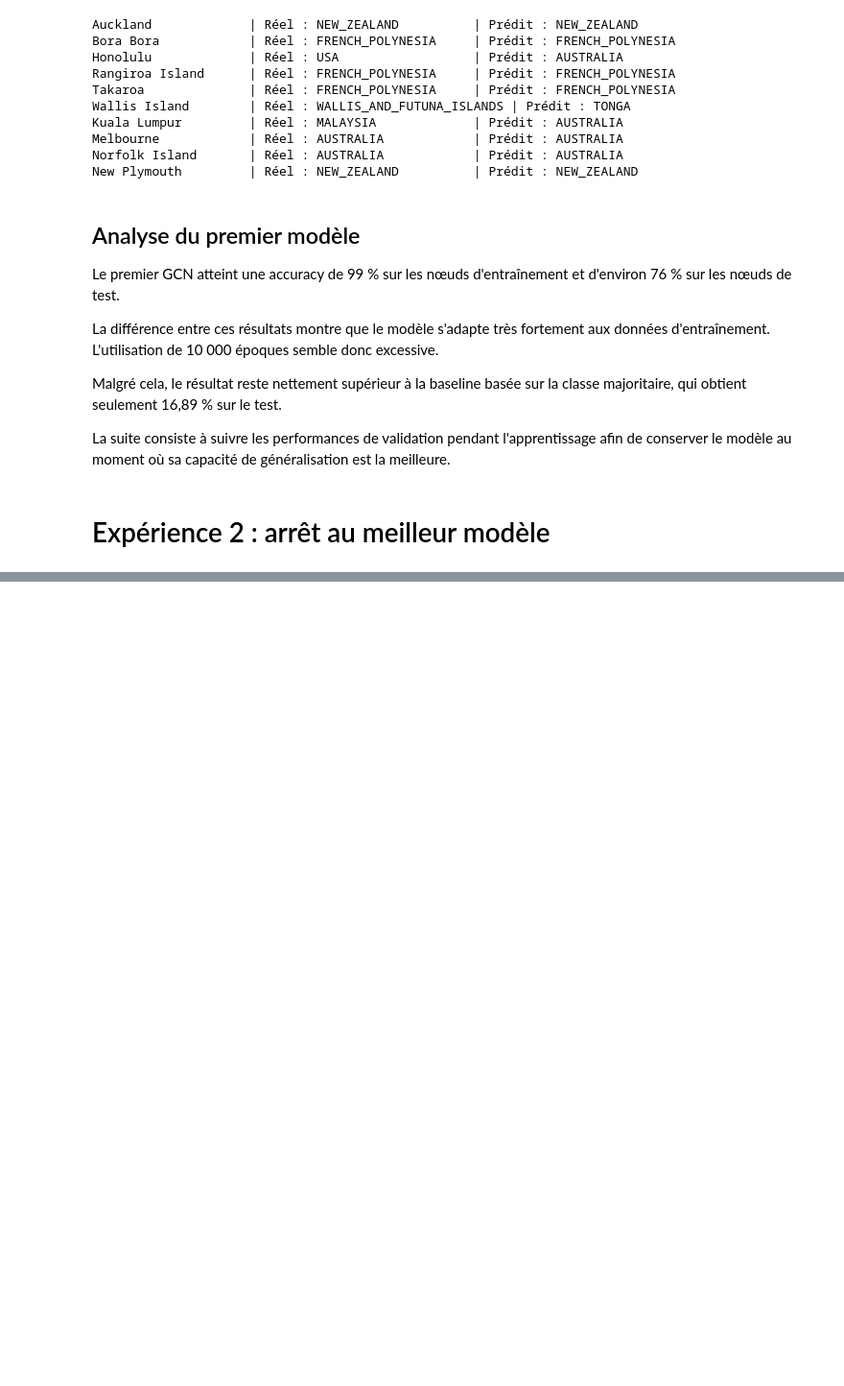
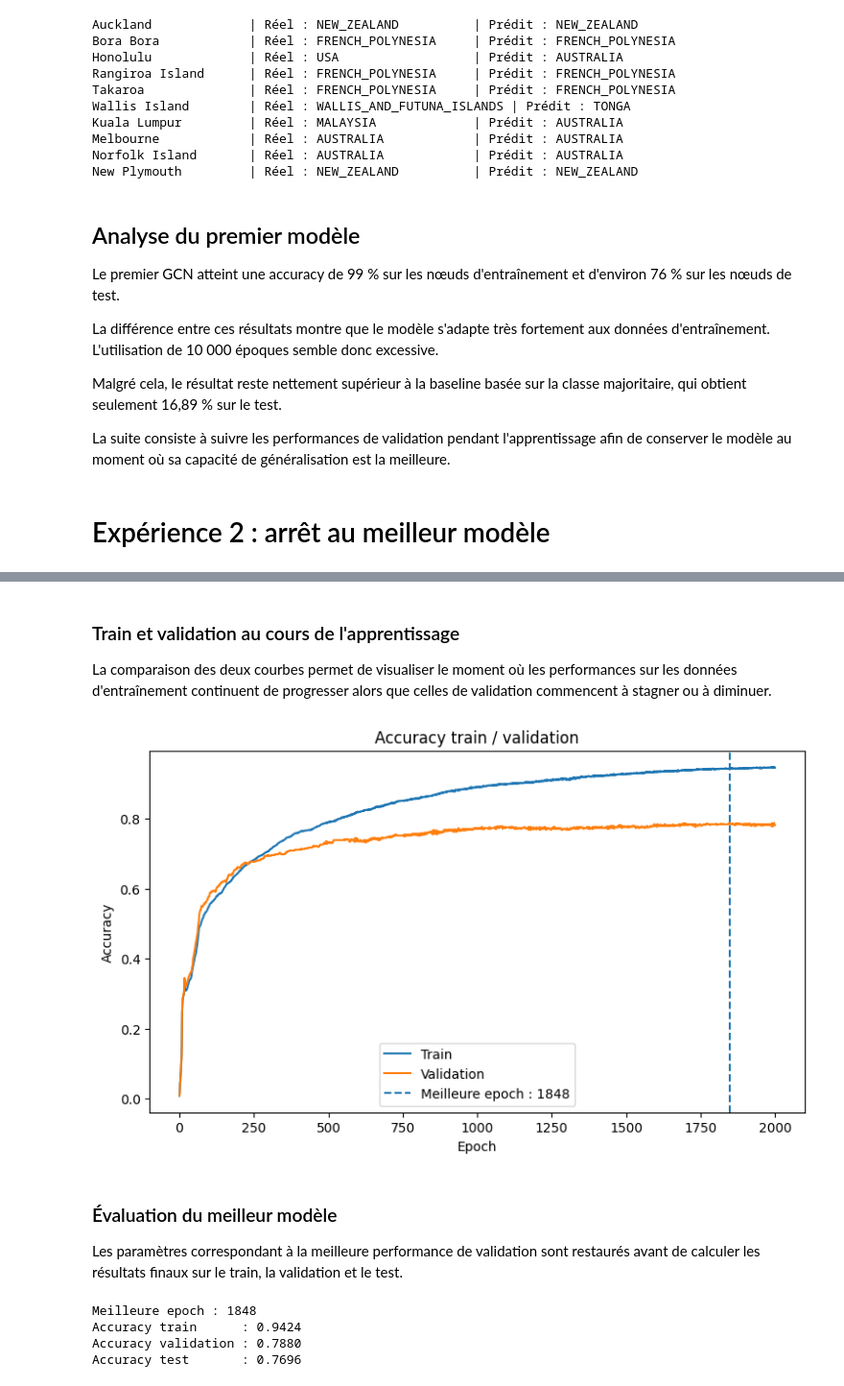
Before and after one commit to segmentSK9/Projet-GNN-, a Jupyter notebook: PROJET_GNN.ipynb, the cells around one changed output, grey strips where cells are left out. Shown at 96% size. Saved outputs shown, nothing was run; the diff lists cells and outputs as text; code cells hidden in the pictures; blank space fills up the shorter version.

Commit message:
Ajout des expériences 2 et 3 avec amélioration et évaluation du GCN

```diff
--- a/PROJET_GNN.ipynb
+++ b/PROJET_GNN.ipynb
@@ -777,0 +782,25 @@ La suite consiste à suivre les performances de validation pendant l'apprentissa
+# %%
+model = GCN(
+    input_dim=data.num_node_features,
+    hidden_dim=32,
+    output_dim=len(encoder.classes_)
+)
+
+optimizer = torch.optim.Adam(
+    model.parameters(),
+    lr=0.01
+)
+
+criterion = torch.nn.CrossEntropyLoss()
+# %%
+@torch.no_grad()
+def evaluate(mask):
+
+    model.eval()
+
+    out = model(data.x, data.edge_index)
+    pred = out.argmax(dim=1)
+
+    acc = (pred[mask] == data.y[mask]).float().mean()
+
+    return acc.item()
@@ -777,0 +870,44 @@ La suite consiste à suivre les performances de validation pendant l'apprentissa
+# %% [markdown]
+### Train et validation au cours de l'apprentissage
+
+La comparaison des deux courbes permet de visualiser le moment où les performances sur les données d'entraînement continuent de progresser alors que celles de validation commencent à stagner ou à diminuer.
+# %%
+plt.figure(figsize=(9, 5))
+
+plt.plot(train_accs, label="Train")
+plt.plot(val_accs, label="Validation")
+
+plt.axvline(
+    best_epoch,
+    linestyle="--",
+    label=f"Meilleure epoch : {best_epoch}"
+)
+
+plt.xlabel("Epoch")
+plt.ylabel("Accuracy")
+plt.title("Accuracy train / validation")
+plt.legend()
+
+plt.show()
+# %% [output]
+[figure, added]
+# %% [markdown]
+### Évaluation du meilleur modèle
+
+Les paramètres correspondant à la meilleure performance de validation sont restaurés avant de calculer les résultats finaux sur le train, la validation et le test.
+# %%
+model.load_state_dict(best_state)
+
+train_acc = evaluate(data.train_mask)
+val_acc = evaluate(data.val_mask)
+test_acc = evaluate(data.test_mask)
+
+print("Meilleure epoch :", best_epoch)
+print(f"Accuracy train      : {train_acc:.4f}")
+print(f"Accuracy validation : {val_acc:.4f}")
+print(f"Accuracy test       : {test_acc:.4f}")
+# %% [output]
+Meilleure epoch : 1848
+Accuracy train      : 0.9424
+Accuracy validation : 0.7880
+Accuracy test       : 0.7696
```
Also changed, not shown: parts of 38 cells of this notebook.
